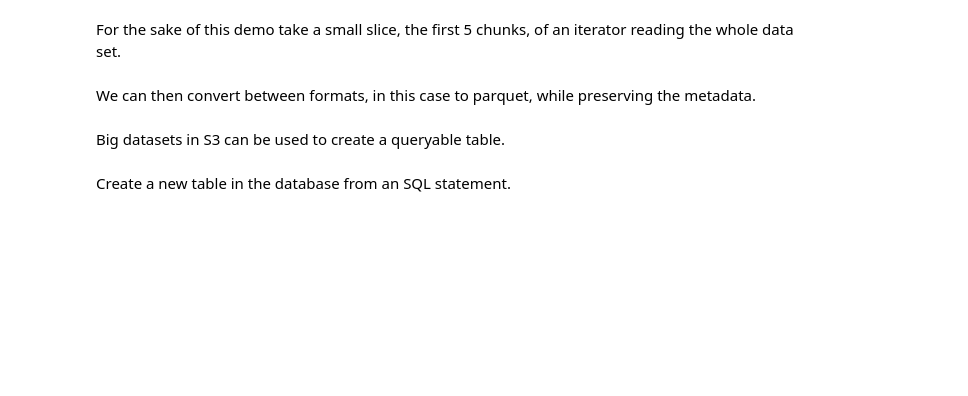
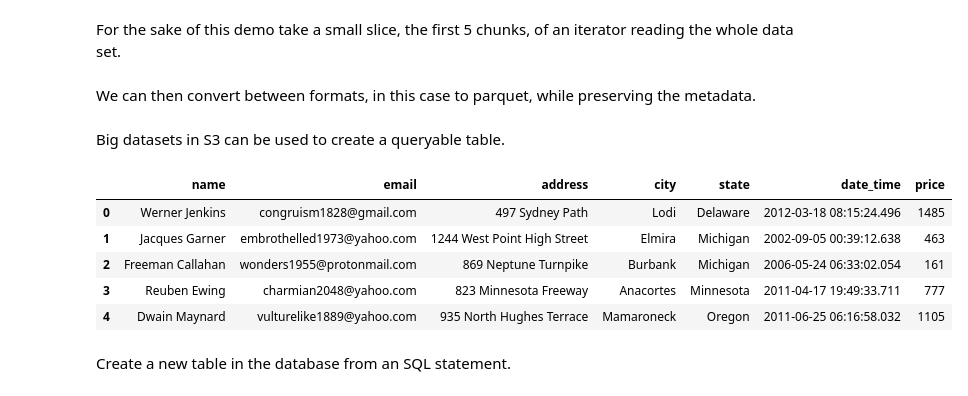
Before and after one commit to moj-analytical-services/pydbtools, a Jupyter notebook: examples/mojap_tools_demo.ipynb, the cells around one changed output. Cells and saved outputs as stored; diff of their text form; code cells hidden in the pictures; blank space fills up the shorter version.

```diff
--- a/examples/mojap_tools_demo.ipynb
+++ b/examples/mojap_tools_demo.ipynb
@@ -98,13 +152,20 @@ Big datasets in S3 can be used to create a queryable table.
 # %%
 pydb.file_to_table(
     new_path,
     database=db,
     table="big_table",
     location="s3://alpha-everyone/dmet_st/dmet_example/big_table",
     chunksize="100MB",
-    metadata=metadata
+    metadata=metadata,
 )
 pydb.read_sql_query(f"select * from {db}.big_table limit 5")
+# %% [output]
+|  | name | email | address | city | state | date_time | price |
+| 0 | Werner Jenkins | congruism1828@gmail.com | 497 Sydney Path | Lodi | Delaware | 2012-03-18 08:15:24.496 | 1485 |
+| 1 | Jacques Garner | embrothelled1973@yahoo.com | 1244 West Point High Street | Elmira | Michigan | 2002-09-05 00:39:12.638 | 463 |
+| 2 | Freeman Callahan | wonders1955@protonmail.com | 869 Neptune Turnpike | Burbank | Michigan | 2006-05-24 06:33:02.054 | 161 |
+| 3 | Reuben Ewing | charmian2048@yahoo.com | 823 Minnesota Freeway | Anacortes | Minnesota | 2011-04-17 19:49:33.711 | 777 |
+| 4 | Dwain Maynard | vulturelike1889@yahoo.com | 935 North Hughes Terrace | Mamaroneck | Oregon | 2011-06-25 06:16:58.032 | 1105 |
 # %% [markdown]
 Create a new table in the database from an SQL statement.
 # %%
```
Also changed, not shown: parts of 10 cells of this notebook.
